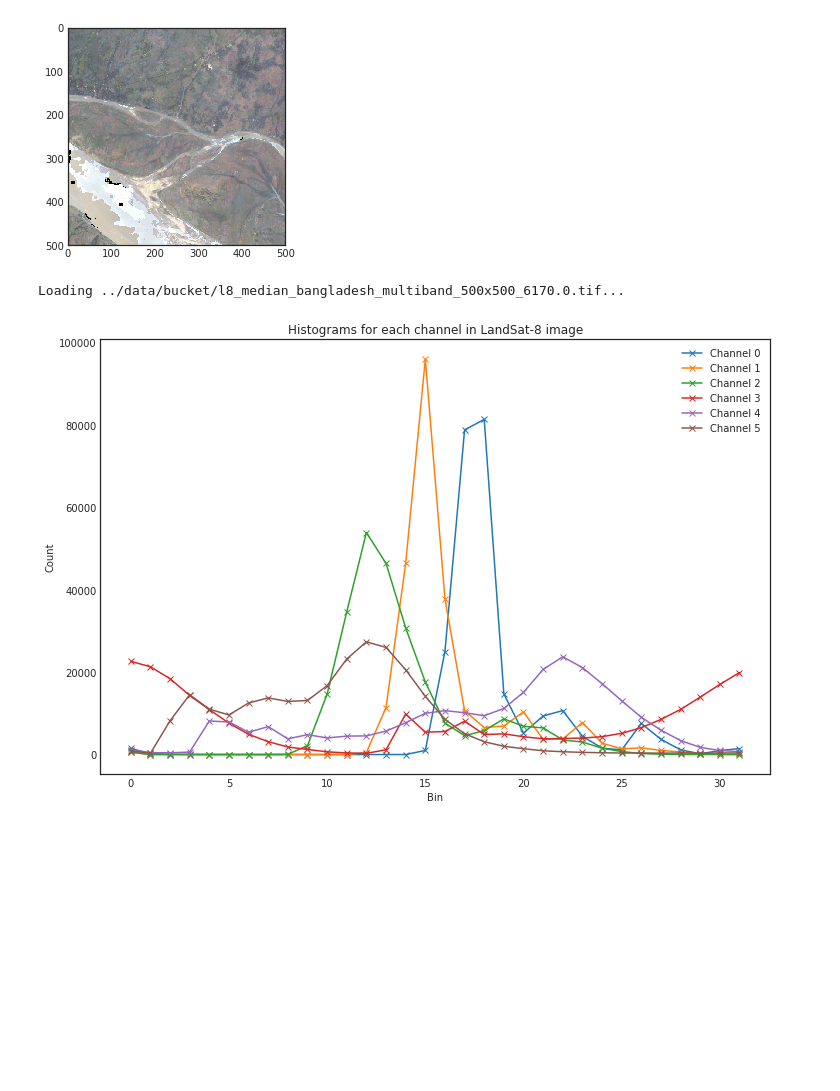
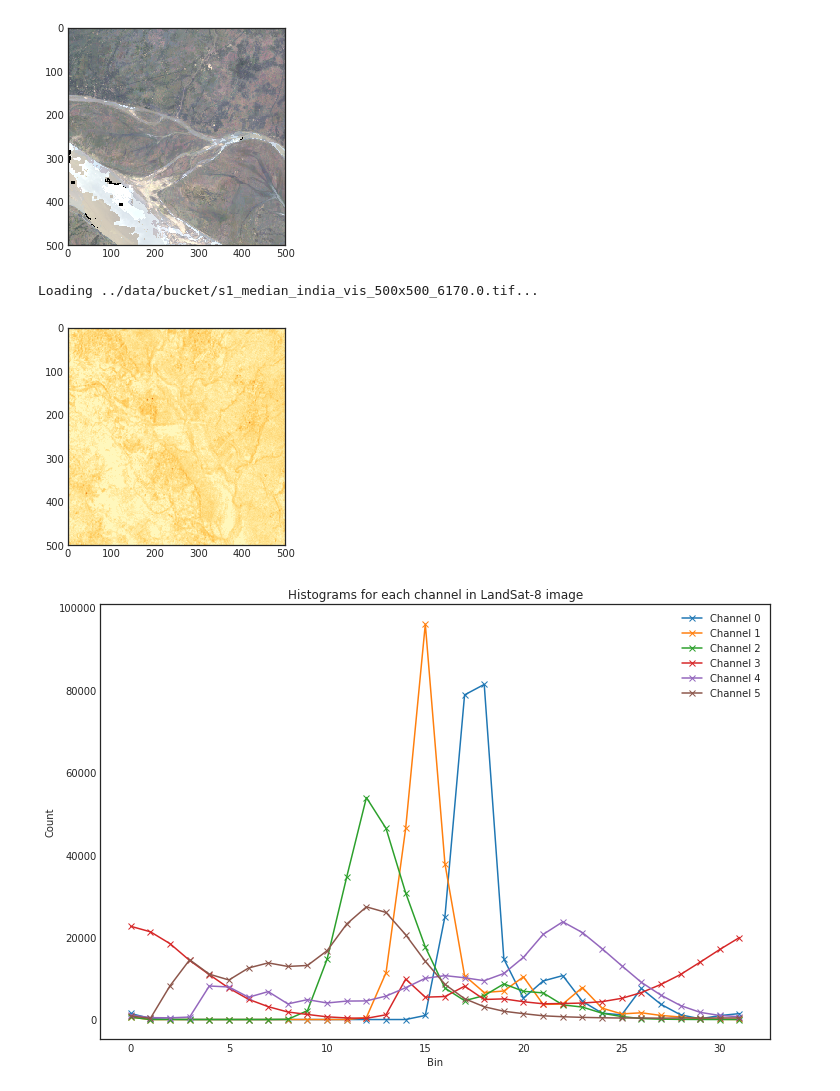
Before and after one commit to chrisyeh96/india-poverty, a Jupyter notebook: baselines/baselines.ipynb, the cells around one changed output. Cells and saved outputs as stored; diff of their text form; code cells hidden in the pictures; blank space fills up the shorter version.

```diff
--- a/baselines/baselines.ipynb
+++ b/baselines/baselines.ipynb
@@ -204,13 +268,13 @@ fig.ax_joint.set_title("Bangladesh [DMSP]: Night-time light intensity versus mon
 # %% [markdown]
 **Baseline -- HOG/Histograms/Night lights**
 # %%
-def load_tiff(hhid, prefix="s1", imgtype="vis", quiet=False):
+def load_tiff(hhid, country="bangladesh", prefix="s1", imgtype="vis", quiet=False):
   """
   hhid:    household index as float [pull from bangladesh_2015 csv]
   prefix:  either "s1" or "l8"
   imgtype: either "vis" or "multiband"
   """
-  source_tiff = "../data/bucket/{}_median_bangladesh_{}_500x500_{:.1f}.tif".format(prefix, imgtype, hhid)
+  source_tiff = "../data/bucket/{}_median_{}_{}_500x500_{:.1f}.tif".format(prefix, country, imgtype, hhid)
   if not quiet:
     print("Loading {}...".format(source_tiff))
   gdal_tif = gdal.Open(source_tiff)
@@ -227,9 +291,13 @@ vis_tif(A)
 # %% [output]
 [figure]
 # %%
-A = load_tiff(6170.0, prefix="l8", imgtype="multiband")
+A = load_tiff(6170.0, country="india", prefix="s1", imgtype="vis")
 # %% [output]
-Loading ../data/bucket/l8_median_bangladesh_multiband_500x500_6170.0.tif...
+Loading ../data/bucket/s1_median_india_vis_500x500_6170.0.tif...
+# %%
+vis_tif(A)
+# %% [output]
+[figure, added]
 # %%
 plt.figure(figsize=(12, 8))
 for channel_idx in range(6):
```
Also changed, not shown: parts of 87 cells of this notebook, 3 other files.
